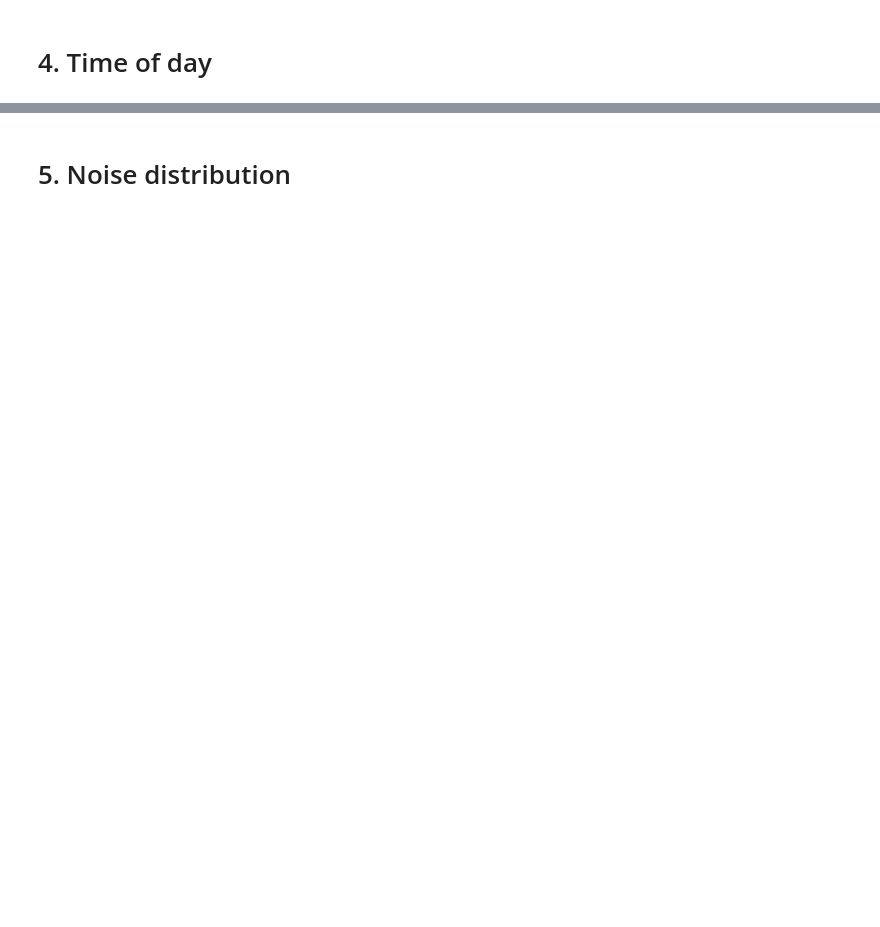
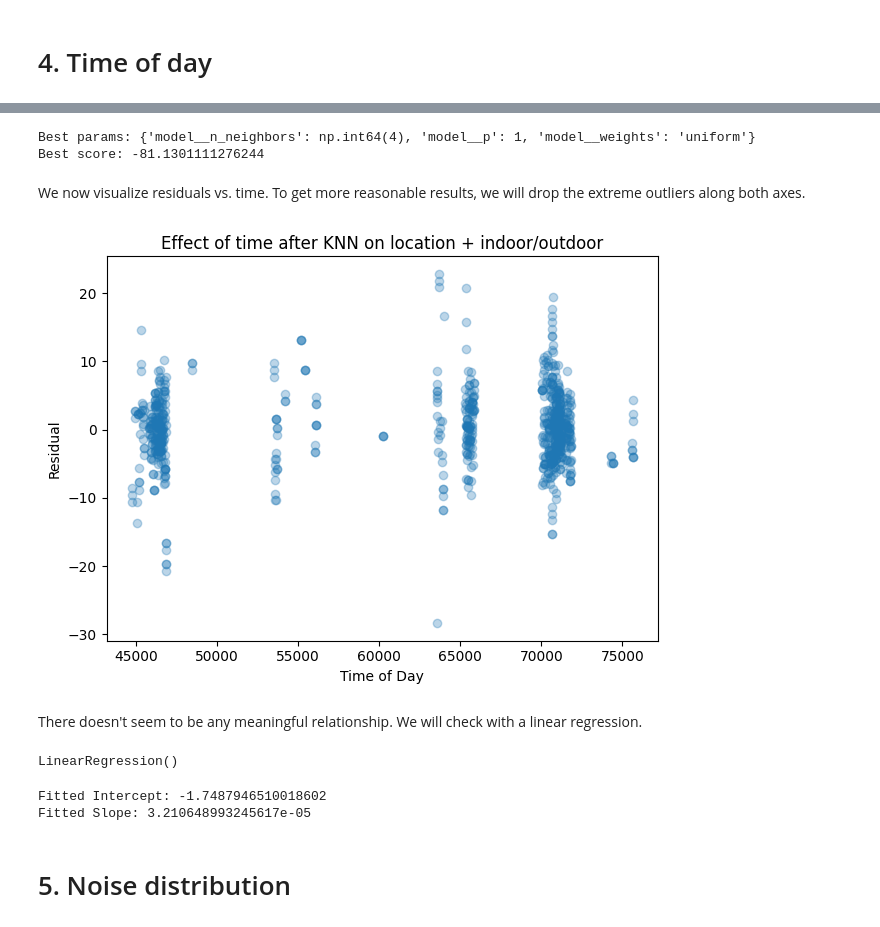
Before and after one commit to kevinzluo/where-my-wifi, a Jupyter notebook: code/eda.ipynb, the cells around one changed output, grey strips where cells are left out. Cells and saved outputs as stored; diff of their text form; code cells hidden in the pictures; blank space fills up the shorter version.

```diff
--- a/code/eda.ipynb
+++ b/code/eda.ipynb
@@ -57,0 +82,33 @@ SNR heatmap uses 254 unique coordinate bins from 951 rows.
+# %%
+numeric_to_scale = ["latitude", "longitude"]   # columns that need normalization
+
+preprocessor = ColumnTransformer(
+    transformers=[
+        ("scale", StandardScaler(), numeric_to_scale),
+    ]
+)
+
+pipeline = Pipeline([
+    ("preprocess", preprocessor),
+    ("model", KNeighborsRegressor())
+])
+
+param_grid = {
+    "model__n_neighbors": np.arange(1, 101),
+    "model__weights": ["uniform", "distance"],
+    "model__p": [1, 2]  # Manhattan vs Euclidean
+}
+
+grid = GridSearchCV(
+    pipeline,
+    param_grid,
+    cv=5,
+    scoring="neg_mean_squared_error",  # or "r2"
+    n_jobs=-1,   # use all CPU cores
+    verbose=0
+)
+# %%
+df_knn = wifi_df[wifi_df['rssi'].notna()].copy()
+# aggregate duplicate X values
+df_knn = df_knn.groupby(["latitude", "longitude", "indoor"], as_index=False)["rssi"].mean()
+grid.fit(df_knn[["latitude", "longitude", "indoor"]], df_knn["rssi"])
@@ -57,0 +135,23 @@ SNR heatmap uses 254 unique coordinate bins from 951 rows.
+# %%
+print("Best params:", grid.best_params_)
+print("Best score:", grid.best_score_)
+# %% [output]
+Best params: {'model__n_neighbors': np.int64(4), 'model__p': 1, 'model__weights': 'uniform'}
+Best score: -81.1301111276244
+# %%
+residuals = wifi_df["rssi"] - grid.best_estimator_.predict(wifi_df[["latitude", "longitude", "indoor"]])
+time_sec = wifi_df["time_pdt"].apply(lambda t: int((hms := t.split(':'))[0])*3600 + int(hms[1])*60 + int(hms[2]))
+# %% [markdown]
+We now visualize residuals vs. time. To get more reasonable results, we will drop the extreme outliers along both axes.
+# %%
+mask = (time_sec >= 20000) & (residuals >= -30) & (residuals <= 30)
+# %%
+plt.scatter(time_sec[mask], residuals[mask], alpha=0.3)
+plt.xlabel('Time of Day')
+plt.ylabel('Residual')
+plt.title('Effect of time after KNN on location + indoor/outdoor')
+plt.tight_layout()
+# %% [output]
+[figure, added]
+# %% [markdown]
+There doesn't seem to be any meaningful relationship. We will check with a linear regression.
@@ -58,2 +160,13 @@ SNR heatmap uses 254 unique coordinate bins from 951 rows.
+# %%
+lr = LinearRegression()
+lr.fit(time_sec[mask].values.reshape(-1,1), residuals[mask])
+# %% [output]
+LinearRegression()
+# %%
+print(f"Fitted Intercept: {lr.intercept_}")
+print(f"Fitted Slope: {lr.coef_[0]}")
+# %% [output]
+Fitted Intercept: -1.7487946510018602
+Fitted Slope: 3.210648993245617e-05
 # %% [markdown]
 # 5. Noise distribution
```
Also changed, not shown: parts of 9 cells of this notebook, 3 other files.
